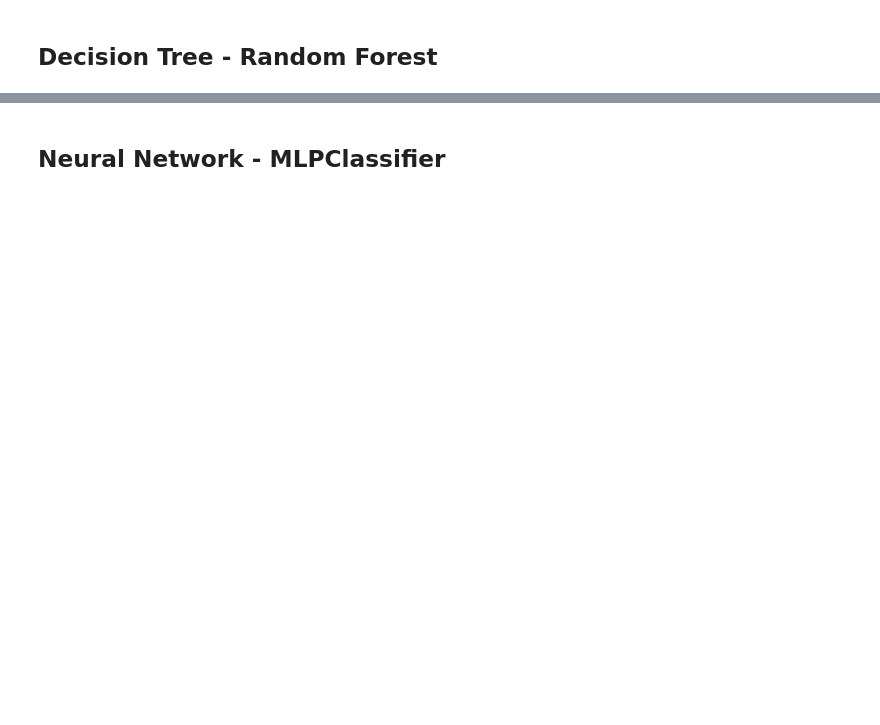
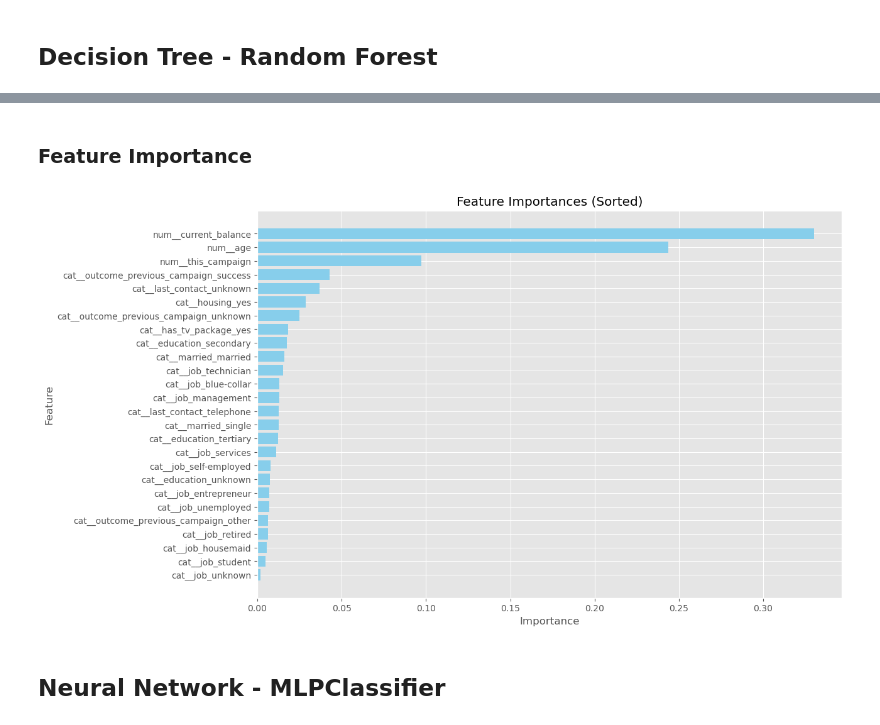
Before and after one commit to StuartG24/Telecom_Customer_Targeting, a Jupyter notebook: _Notebooks_v2/2. Modelling_v2.ipynb, the cells around one changed output, grey strips where cells are left out. Cells and saved outputs as stored; diff of their text form; code cells hidden in the pictures; blank space fills up the shorter version.

```diff
--- a/_Notebooks_v2/2. Modelling_v2.ipynb
+++ b/_Notebooks_v2/2. Modelling_v2.ipynb
@@ -252,3 +232,27 @@ Gini Index: 0.4918
+# %% [markdown]
+### Feature Importance
+# %%
+# Get feature importances
+importances = model_randforest.named_steps['randomforestclassifier'].feature_importances_
+
+# Map feature importances to feature names
+importance_df = pd.DataFrame({
+    'Feature': feature_names,
+    'Importance': importances
+}).sort_values(by='Importance', ascending=False)
+
+# print(importance_df)
+
+# Plot the feature importances with names horizontally
+plt.figure(figsize=(12, 8))
+plt.barh(importance_df['Feature'], importance_df['Importance'], color='skyblue')
+plt.xlabel('Importance')
+plt.ylabel('Feature')
+plt.title('Feature Importances (Sorted)')
+plt.gca().invert_yaxis()  # Invert y-axis to have the most important feature at the top
+plt.show()
+# %% [output]
+[figure, added]
 # %% [markdown]
 ## Neural Network - MLPClassifier
 # %%
```
Also changed, not shown: parts of 8 cells of this notebook, 5 other files.
